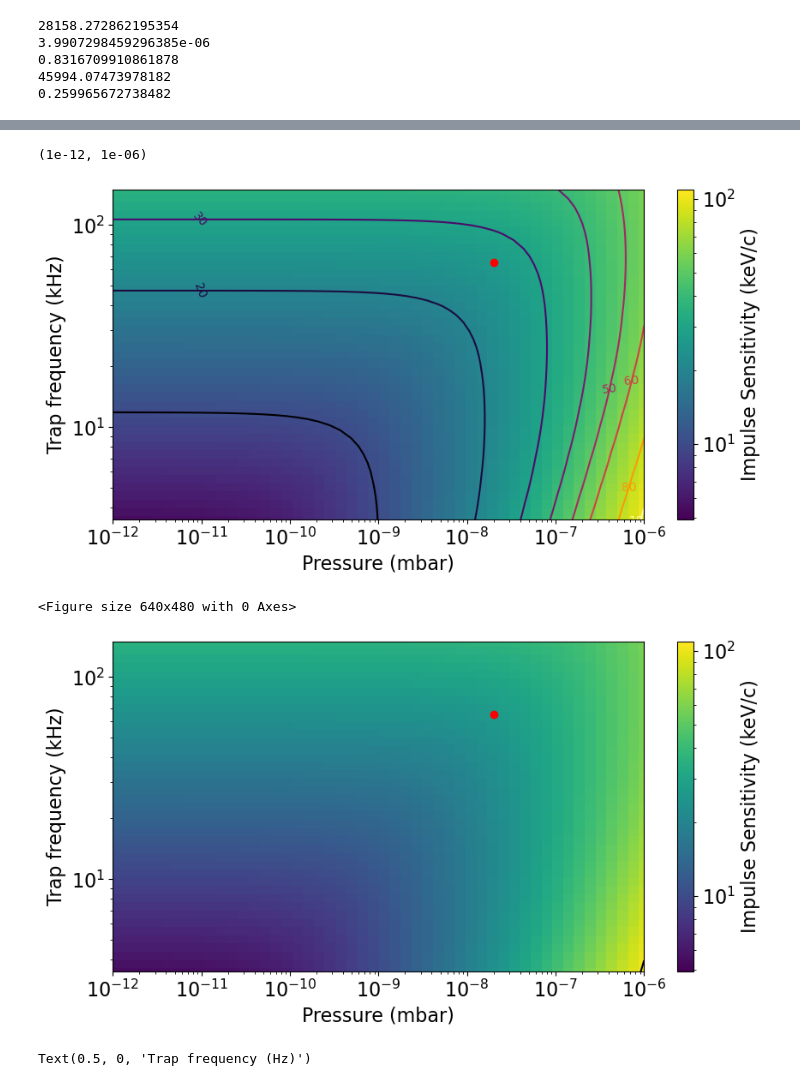
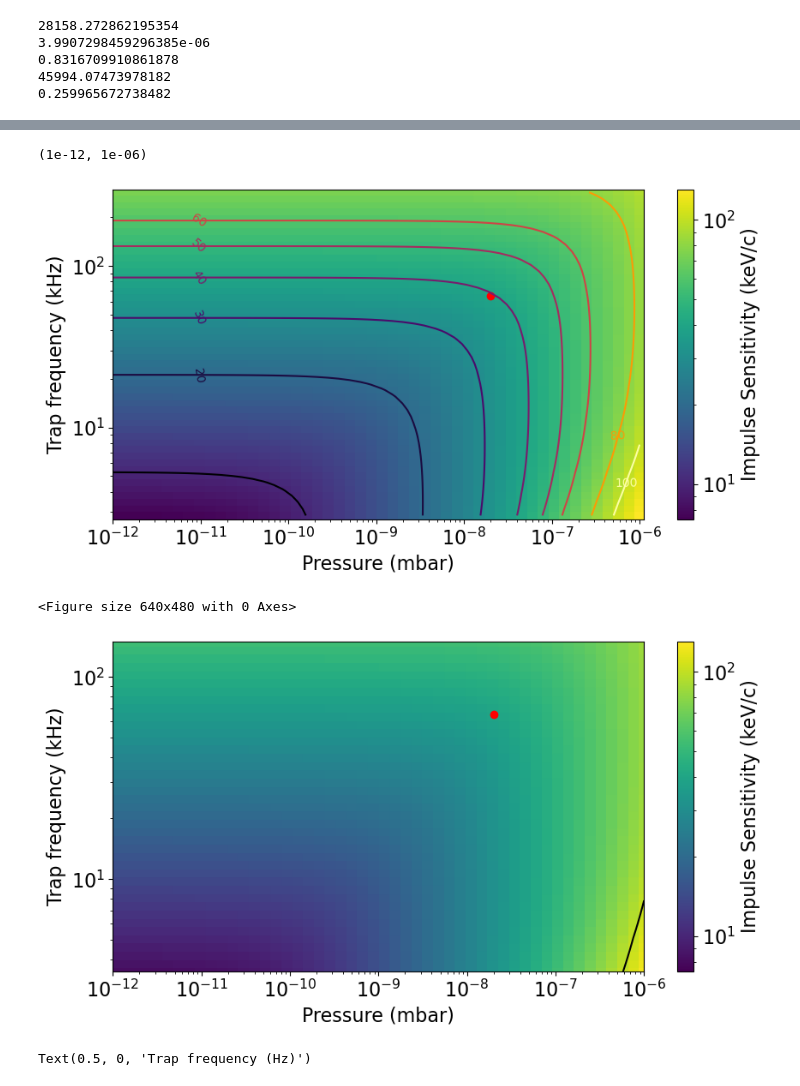
Before and after one commit to tompenny/SIMPLE_impulsesimulations, a Jupyter notebook: Numerical calculation of sensitivity.ipynb, the cells around one changed output, grey strips where cells are left out. Saved outputs shown, nothing was run; the diff lists cells and outputs as text; code cells hidden in the pictures.

```diff
--- a/Numerical calculation of sensitivity.ipynb
+++ b/Numerical calculation of sensitivity.ipynb
@@ -105,5 +109,5 @@ x = np.linspace(0, 10000, 10**6)
 res = np.zeros((50, 50))
 for n, wz in enumerate(wzs):
     for l, Ggas in enumerate(Ggass):
-        eff = np.sqrt(1/eff_func(x, 0.1, Ggas/wz**2, Gu, gus[l] + ggass[l]/wz))
+        eff = np.sqrt(1/eff_func(x, 0.02, Ggas/wz**2, Gu, gus[l] + ggass[l]/wz))
         res[n][l] = eff*np.sqrt(hbar*M*wz)/SI2eV/10**3
@@ -116,38 +125,38 @@ ax=fig.add_subplot(111)
 pc = ax.pcolormesh(X, Y, data_sh,  norm=colors.LogNorm(vmin=data_sh.min(), vmax=data_sh.max()))
 CS = ax.contour(X, Y, data_sh, levels = [10, 20, 30, 40, 50, 60, 80, 100], cmap = 'inferno')
 ax.clabel(CS, CS.levels, inline=False, fontsize=10)
 ax.scatter([2e-8], [65], marker = 'o', color = 'r')
 cbar = fig.colorbar(pc)
 cbar.set_label('Impulse Sensitivity (keV/c)')
 plt.yscale('log')
 plt.xscale('log')
 plt.ylabel('Trap frequency (kHz)')
 plt.xlabel('Pressure (mbar)')
-plt.ylim(3.5*10**0, 1.5*10**2)
-plt.xlim(10**(-12), 10**(-6))
+#plt.ylim(3.5*10**0, 1.5*10**2)
+#plt.xlim(10**(-12), 10**(-6))
 
 plt.figure()
 X, Y = np.meshgrid(press, wzs/2/np.pi/1000)
 plt.rcParams['font.size'] = 16
 data_sh = res
 fig=plt.figure(figsize = (10, 5))
 ax=fig.add_subplot(111)
 pc = ax.pcolormesh(X, Y, data_sh,  norm=colors.LogNorm(vmin=data_sh.min(), vmax=data_sh.max()))
 CS = ax.contour(X, Y, data_sh, levels = [100], cmap = 'inferno')
 ax.scatter([2e-8], [65], marker = 'o', color = 'r')
 cbar = fig.colorbar(pc)
 cbar.set_label('Impulse Sensitivity (keV/c)')
 plt.yscale('log')
 plt.xscale('log')
 plt.ylabel('Trap frequency (kHz)')
 plt.xlabel('Pressure (mbar)')
 plt.ylim(3.5*10**0, 1.5*10**2)
 plt.xlim(10**(-12), 10**(-6))
 # %% [output]
 (1e-12, 1e-06)
-[figure, old version]
+[figure, new version]
 <Figure size 640x480 with 0 Axes>
-[figure, old version]
+[figure, new version]
 # %%
 X, Y = np.meshgrid(press, pow)
 data_sh = res
```
Also changed, not shown: parts of 2 cells of this notebook.
